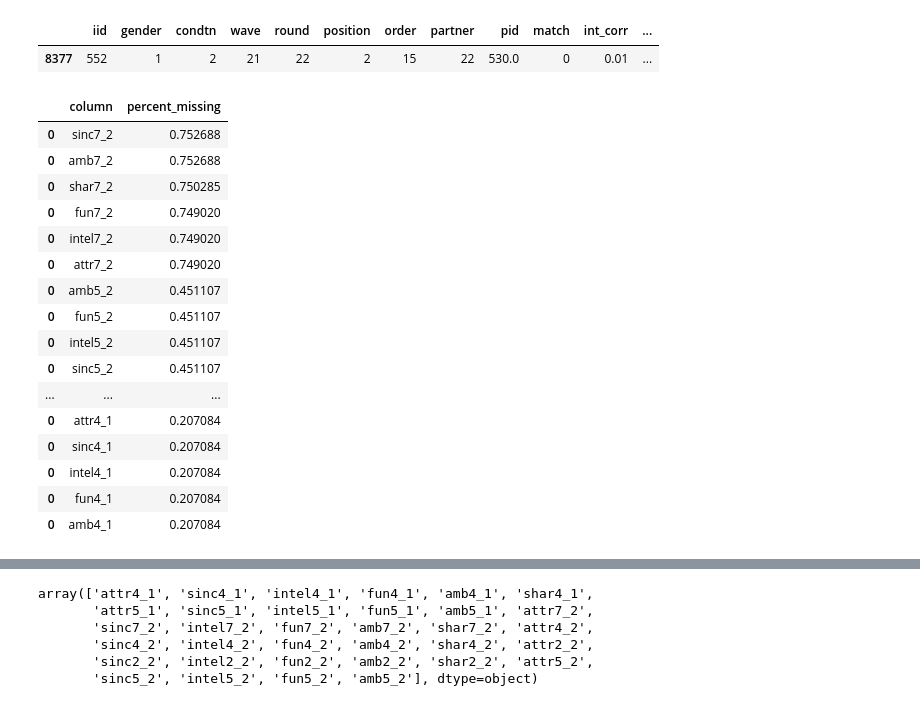
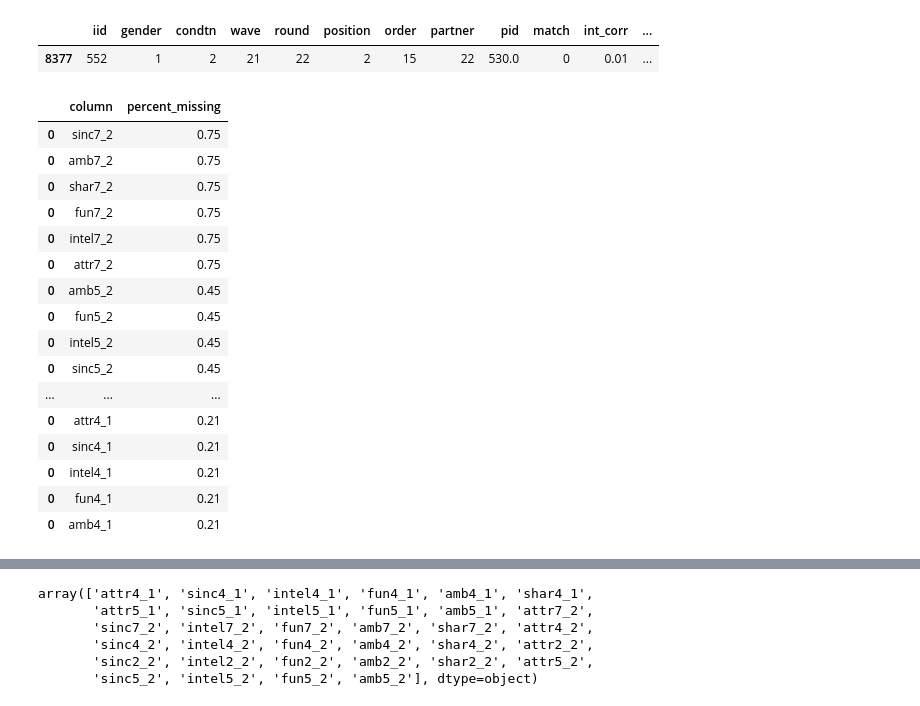
Before and after one commit to arielktran/SpeedDating, a Jupyter notebook: Ariel_Code.ipynb, the cells around one changed output, grey strips where cells are left out. Cells and saved outputs as stored; diff of their text form; code cells hidden in the pictures.

```diff
--- a/Ariel_Code.ipynb
+++ b/Ariel_Code.ipynb
@@ -184,25 +184,25 @@ clean_df.tail(1)
 |  | iid | gender | condtn | wave | round | position | order | partner | pid | match | int_corr | ... |
 | 8377 | 552 | 1 | 2 | 21 | 22 | 2 | 15 | 22 | 530.0 | 0 | 0.01 | ... |
 # %%
-clean_pm_df.query("percent_missing > 0.2").sort_values('percent_missing', ascending = False)
+clean_pm_df.query("percent_missing > 0.2").sort_values('percent_missing', ascending = False).round(2)
 # %% [output]
 |  | column | percent_missing |
-| 0 | sinc7_2 | 0.752688 |
-| 0 | amb7_2 | 0.752688 |
-| 0 | shar7_2 | 0.750285 |
-| 0 | fun7_2 | 0.749020 |
-| 0 | intel7_2 | 0.749020 |
-| 0 | attr7_2 | 0.749020 |
-| 0 | amb5_2 | 0.451107 |
-| 0 | fun5_2 | 0.451107 |
-| 0 | intel5_2 | 0.451107 |
-| 0 | sinc5_2 | 0.451107 |
+| 0 | sinc7_2 | 0.75 |
+| 0 | amb7_2 | 0.75 |
+| 0 | shar7_2 | 0.75 |
+| 0 | fun7_2 | 0.75 |
+| 0 | intel7_2 | 0.75 |
+| 0 | attr7_2 | 0.75 |
+| 0 | amb5_2 | 0.45 |
+| 0 | fun5_2 | 0.45 |
+| 0 | intel5_2 | 0.45 |
+| 0 | sinc5_2 | 0.45 |
 | ... | ... | ... |
-| 0 | attr4_1 | 0.207084 |
-| 0 | sinc4_1 | 0.207084 |
-| 0 | intel4_1 | 0.207084 |
-| 0 | fun4_1 | 0.207084 |
-| 0 | amb4_1 | 0.207084 |
+| 0 | attr4_1 | 0.21 |
+| 0 | sinc4_1 | 0.21 |
+| 0 | intel4_1 | 0.21 |
+| 0 | fun4_1 | 0.21 |
+| 0 | amb4_1 | 0.21 |
 # %%
 sns.histplot(clean_pm_df['percent_missing'])
 # %% [output]
```
Also changed, not shown: parts of 8 cells of this notebook.
